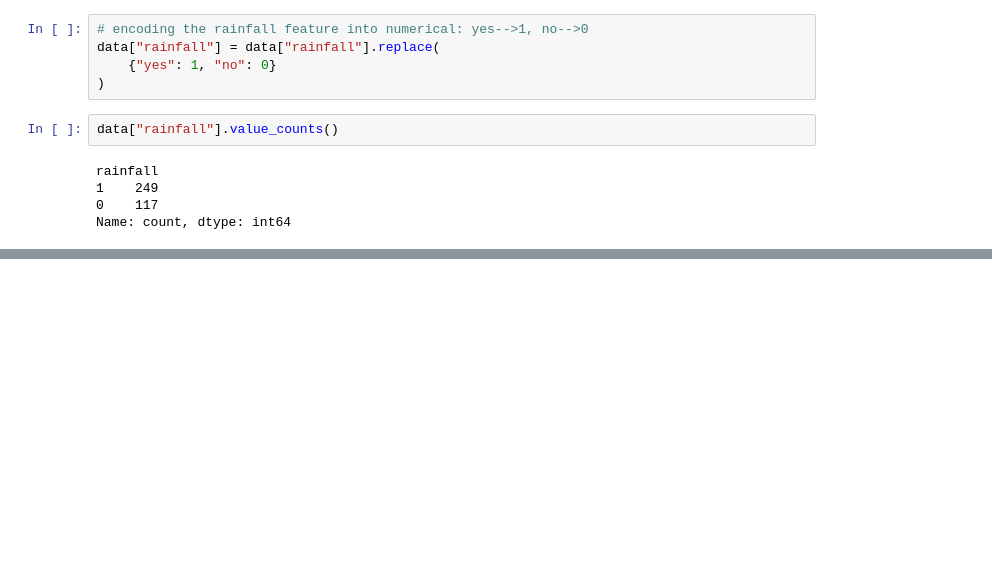
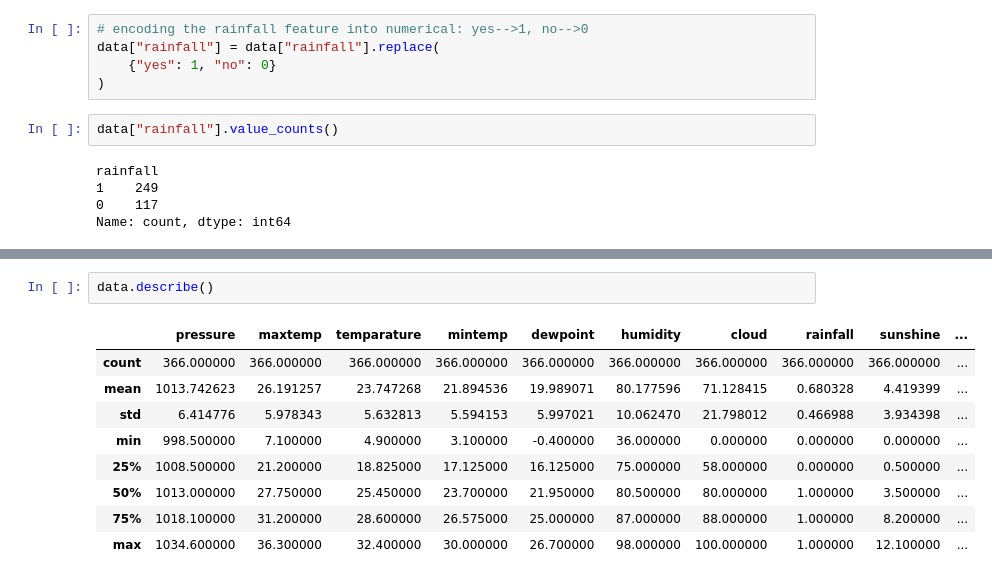
Before and after one commit to kamijoseph/Rainfall-Predictor, a Jupyter notebook: notebook/main.ipynb, the cells around one changed output, grey strips where cells are left out. Saved outputs shown, nothing was run; the diff lists cells and outputs as text; blank space fills up the shorter version.

Commit message:
describe and correlation

```diff
--- a/notebook/main.ipynb
+++ b/notebook/main.ipynb
@@ -224,0 +234,12 @@ Name: count, dtype: int64
+# %%
+data.describe()
+# %% [output]
+|  | pressure | maxtemp | temparature | mintemp | dewpoint | humidity | cloud | rainfall | sunshine | ... |
+| count | 366.000000 | 366.000000 | 366.000000 | 366.000000 | 366.000000 | 366.000000 | 366.000000 | 366.000000 | 366.000000 | ... |
+| mean | 1013.742623 | 26.191257 | 23.747268 | 21.894536 | 19.989071 | 80.177596 | 71.128415 | 0.680328 | 4.419399 | ... |
+| std | 6.414776 | 5.978343 | 5.632813 | 5.594153 | 5.997021 | 10.062470 | 21.798012 | 0.466988 | 3.934398 | ... |
+| min | 998.500000 | 7.100000 | 4.900000 | 3.100000 | -0.400000 | 36.000000 | 0.000000 | 0.000000 | 0.000000 | ... |
+| 25% | 1008.500000 | 21.200000 | 18.825000 | 17.125000 | 16.125000 | 75.000000 | 58.000000 | 0.000000 | 0.500000 | ... |
+| 50% | 1013.000000 | 27.750000 | 25.450000 | 23.700000 | 21.950000 | 80.500000 | 80.000000 | 1.000000 | 3.500000 | ... |
+| 75% | 1018.100000 | 31.200000 | 28.600000 | 26.575000 | 25.000000 | 87.000000 | 88.000000 | 1.000000 | 8.200000 | ... |
+| max | 1034.600000 | 36.300000 | 32.400000 | 30.000000 | 26.700000 | 98.000000 | 100.000000 | 1.000000 | 12.100000 | ... |
```
Also changed, not shown: parts of 2 cells of this notebook.
